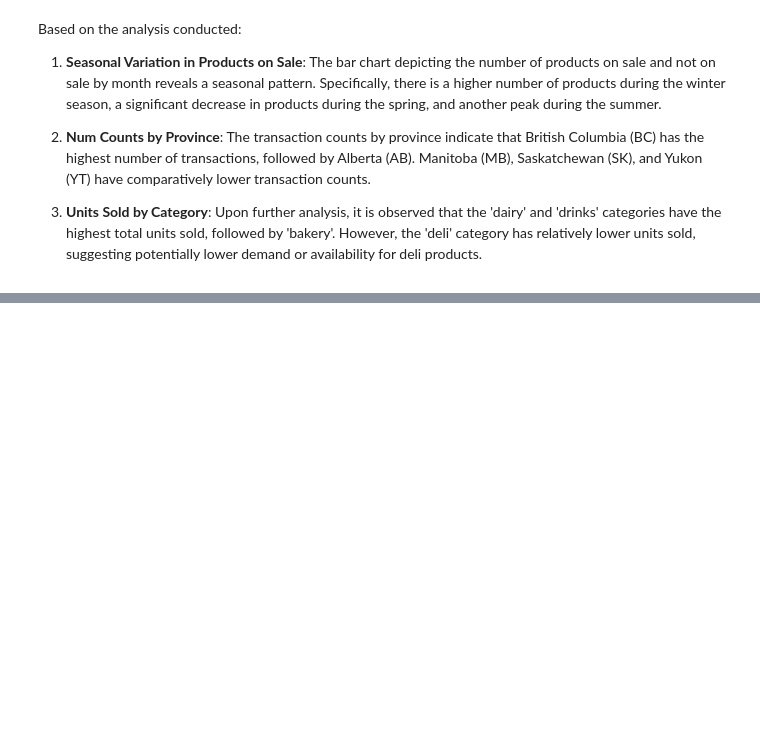
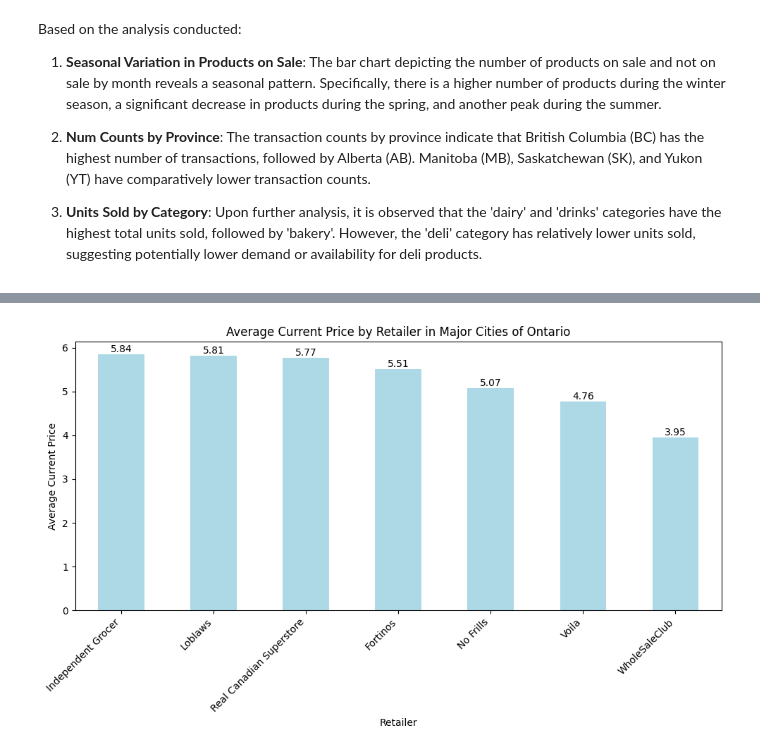
Before and after one commit to leningschulich/schulich_data_science, a Jupyter notebook: acp/Dynamic_Pricing_EDA (1).ipynb, the cells around one changed output, grey strips where cells are left out. Drawn from its saved outputs; the diff is of its cells as text; code cells hidden in the pictures; blank space fills up the shorter version.

```diff
--- a/acp/Dynamic_Pricing_EDA (1).ipynb
+++ b/acp/Dynamic_Pricing_EDA (1).ipynb
@@ -1024,2 +1027,31 @@ Exploratory Data Analysis (EDA): Concentrate on a single city or province for al
 
 Testing: Assess the Impact of Time (Month, Year) on Sales: Utilize the collected date (collected_date) information to investigate if there are significant variations on sale items over time (e.g., across different months or years). This can be accomplished by employing ANOVA or regression analysis, treating time as either a categorical or continuous predictor variable.
+# %%
+
+import matplotlib.pyplot as plt
+
+# Select all retailers in Ontario from cleaned_df
+ontario_retailers = cleaned_df[cleaned_df['province'] == 'Ontario']
+
+# Define a list of major cities in Ontario
+major_cities = ['Toronto', 'Ottawa', 'Hamilton', 'Kitchener', 'London', 'Oshawa', ' North York','Mississauga']
+
+# Filter retailers located in major cities
+ontario_retailers_in_major_cities = ontario_retailers[ontario_retailers['city'].isin(major_cities)]
+
+# Group by company and calculate the average current price
+retailers_avg_price = ontario_retailers_in_major_cities.groupby('company')['current_price'].mean().sort_values(ascending=False)
+
+# Plot bar chart with numeric values on bars
+plt.figure(figsize=(10, 6))
+retailers_avg_price.plot(kind='bar', color='lightblue')
+plt.title('Average Current Price by Retailer in Major Cities of Ontario')
+plt.xlabel('Retailer')
+plt.ylabel('Average Current Price')
+plt.xticks(rotation=45, ha='right')
+for i, v in enumerate(retailers_avg_price):
+    plt.text(i, v, str(round(v, 2)), ha='center', va='bottom')
+plt.tight_layout()
+plt.show()
+# %% [output]
+[figure, added]
```
Also changed, not shown: parts of 7 cells of this notebook.
